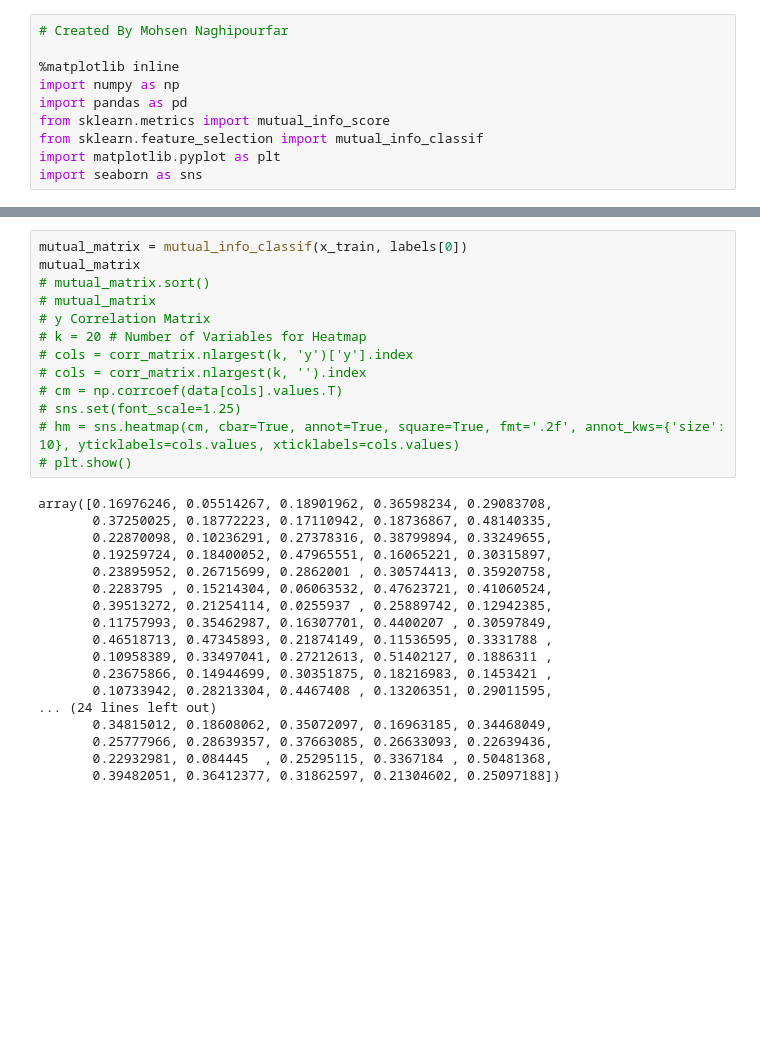
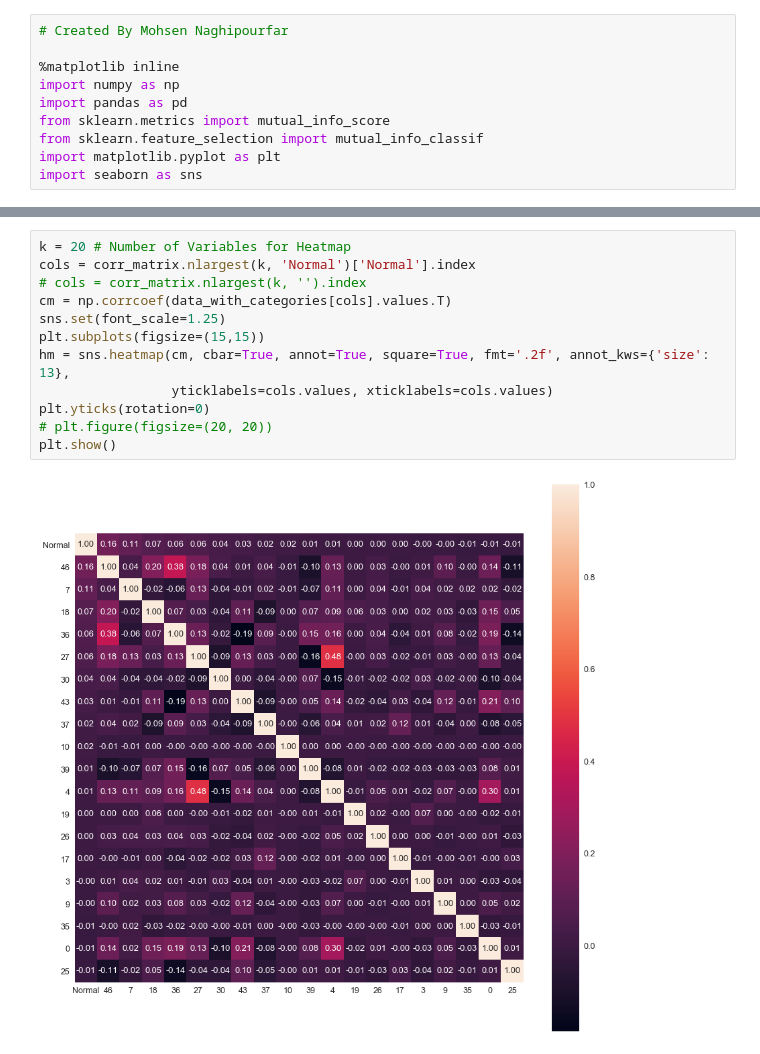
Before and after one commit to Naghipourfar/Feature-Selection, a Jupyter notebook: model/data_analysing.ipynb, the cells around one changed output, grey strips where cells are left out. Drawn from its saved outputs; the diff is of its cells as text; blank space fills up the shorter version.

```diff
--- a/model/data_analysing.ipynb
+++ b/model/data_analysing.ipynb
@@ -42,31 +32,14 @@ plt.savefig('./heatmap.png')
 # %%
-mutual_matrix = mutual_info_classif(x_train, labels[0])
-mutual_matrix
-# mutual_matrix.sort()
-# mutual_matrix
-# y Correlation Matrix
-# k = 20 # Number of Variables for Heatmap
-# cols = corr_matrix.nlargest(k, 'y')['y'].index
+k = 20 # Number of Variables for Heatmap
+cols = corr_matrix.nlargest(k, 'Normal')['Normal'].index
 # cols = corr_matrix.nlargest(k, '').index
-# cm = np.corrcoef(data[cols].values.T)
-# sns.set(font_scale=1.25)
-# hm = sns.heatmap(cm, cbar=True, annot=True, square=True, fmt='.2f', annot_kws={'size': 10}, yticklabels=cols.values, xticklabels=cols.values)
-# plt.show()
+cm = np.corrcoef(data_with_categories[cols].values.T)
+sns.set(font_scale=1.25)
+plt.subplots(figsize=(15,15))
+hm = sns.heatmap(cm, cbar=True, annot=True, square=True, fmt='.2f', annot_kws={'size': 13},
+                 yticklabels=cols.values, xticklabels=cols.values)
+plt.yticks(rotation=0)
+# plt.figure(figsize=(20, 20))
+plt.show()
 # %% [output]
-array([0.16976246, 0.05514267, 0.18901962, 0.36598234, 0.29083708,
-       0.37250025, 0.18772223, 0.17110942, 0.18736867, 0.48140335,
-       0.22870098, 0.10236291, 0.27378316, 0.38799894, 0.33249655,
-       0.19259724, 0.18400052, 0.47965551, 0.16065221, 0.30315897,
-       0.23895952, 0.26715699, 0.2862001 , 0.30574413, 0.35920758,
-       0.2283795 , 0.15214304, 0.06063532, 0.47623721, 0.41060524,
-       0.39513272, 0.21254114, 0.0255937 , 0.25889742, 0.12942385,
-       0.11757993, 0.35462987, 0.16307701, 0.4400207 , 0.30597849,
-       0.46518713, 0.47345893, 0.21874149, 0.11536595, 0.3331788 ,
-       0.10958389, 0.33497041, 0.27212613, 0.51402127, 0.1886311 ,
-       0.23675866, 0.14944699, 0.30351875, 0.18216983, 0.1453421 ,
-       0.10733942, 0.28213304, 0.4467408 , 0.13206351, 0.29011595,
-... (24 lines left out)
-       0.34815012, 0.18608062, 0.35072097, 0.16963185, 0.34468049,
-       0.25777966, 0.28639357, 0.37663085, 0.26633093, 0.22639436,
-       0.22932981, 0.084445  , 0.25295115, 0.3367184 , 0.50481368,
-       0.39482051, 0.36412377, 0.31862597, 0.21304602, 0.25097188])
+[figure, added]
```
Also changed, not shown: parts of 5 cells of this notebook.
